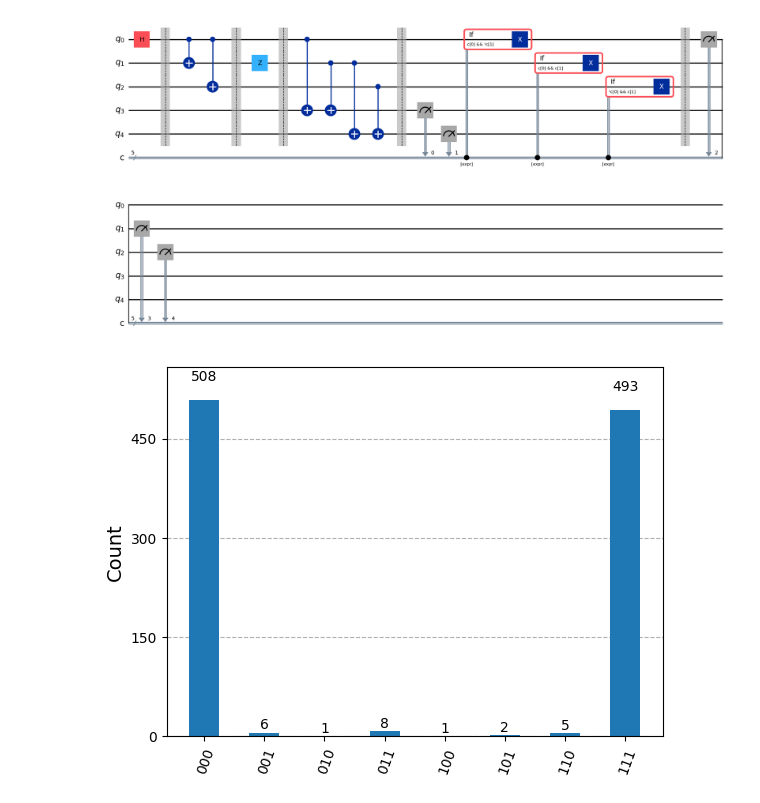
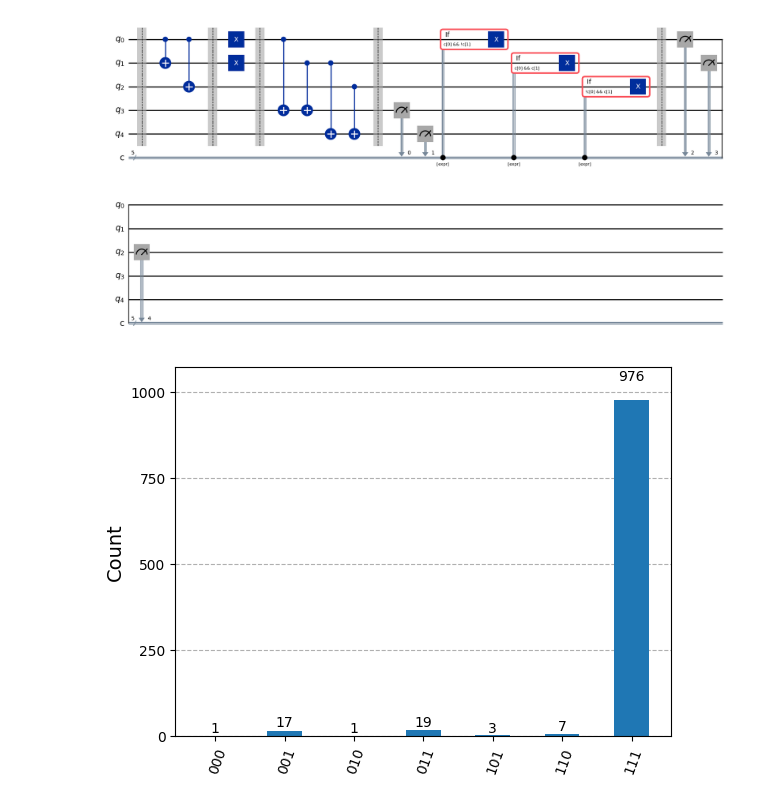
Before and after one commit to jellybeanjoey/SIT-UofG-QC, a Jupyter notebook: QC-Lab4-A.ipynb, the cells around one changed output. Saved outputs shown, nothing was run; the diff lists cells and outputs as text; code cells hidden in the pictures.

```diff
--- a/QC-Lab4-A.ipynb
+++ b/QC-Lab4-A.ipynb
@@ -45,8 +45,6 @@ flip = QuantumCircuit(5,5)
 # classical bits 0 and 1 are used for the syndrome measurement
 # classical bits 2, 3 and 4 are for a final measurement to check the statistics
 
-flip.h(0)
-
 # Introduce barriers to help with visualisation
 
 flip.barrier()
@@ -65,7 +63,8 @@ flip.barrier()
 # What happens if you flip two qubits?
 # What happens if you introduce a phase flip error?
 
-flip.z(1)
+flip.x(0)
+flip.x(1)
 
 # Another barrier
 
@@ -84,34 +83,34 @@ flip.measure([3,4],[0,1])
 
 # Conditional application of X to qubits 0, 1 and 2
 # if c0 and not c1 then X(q0)
 # if c0 and c1 then X(q1)
 # if not c0 and c1 then X(q2)
 
 with flip.if_test(expr.logic_and(flip.clbits[0],expr.logic_not(flip.clbits[1]))):
     flip.x(0)
 
 with flip.if_test(expr.logic_and(flip.clbits[0],flip.clbits[1])):
     flip.x(1)
 
 with flip.if_test(expr.logic_and(expr.logic_not(flip.clbits[0]),flip.clbits[1])):
     flip.x(2)
 
 flip.barrier()
 
 # The original state of qubit 0 was encoded by being "spread" across qubits 1 and 2.
 # We are now back in that encoded state.
 # Because of the entanglement, measuring qubits 0, 1 and 2
 # should give the same statistics as measuring the original qubit 0.
 
 # You can also implement the final decoding, putting the state back into a single qubit, and measuring it.
 
 flip.measure([0,1,2],[2,3,4])
 
 # Check the circuit
 
 flip.draw("mpl")
 # %% [output]
-[figure, old version]
+[figure, new version]
 # %%
 # Simulate and plot results
 # Use GenericBackendV2 because we need if_test
@@ -125,4 +124,4 @@ counts = result_sim.get_counts(compiled)
 mcounts = marginal_counts(counts,indices=[2,3,4])
 plot_histogram(mcounts)
 # %% [output]
-[figure, old version]
+[figure, new version]
```
